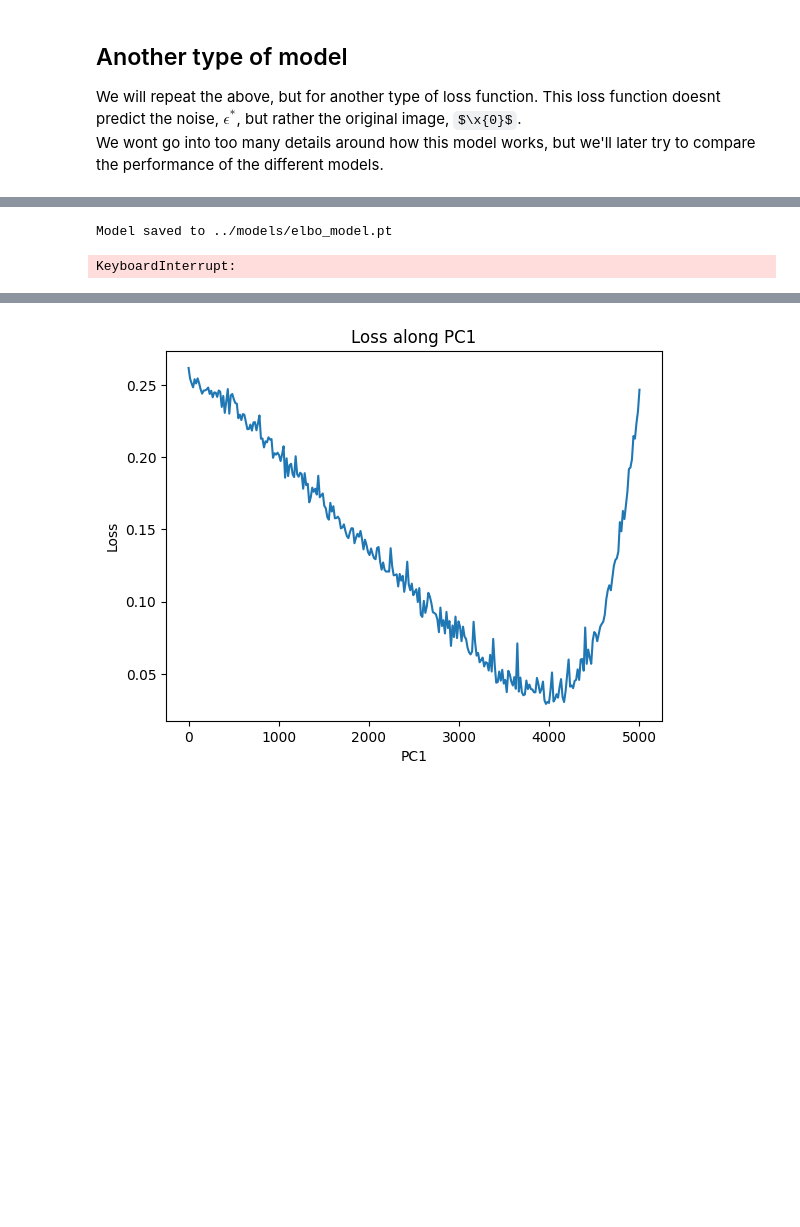
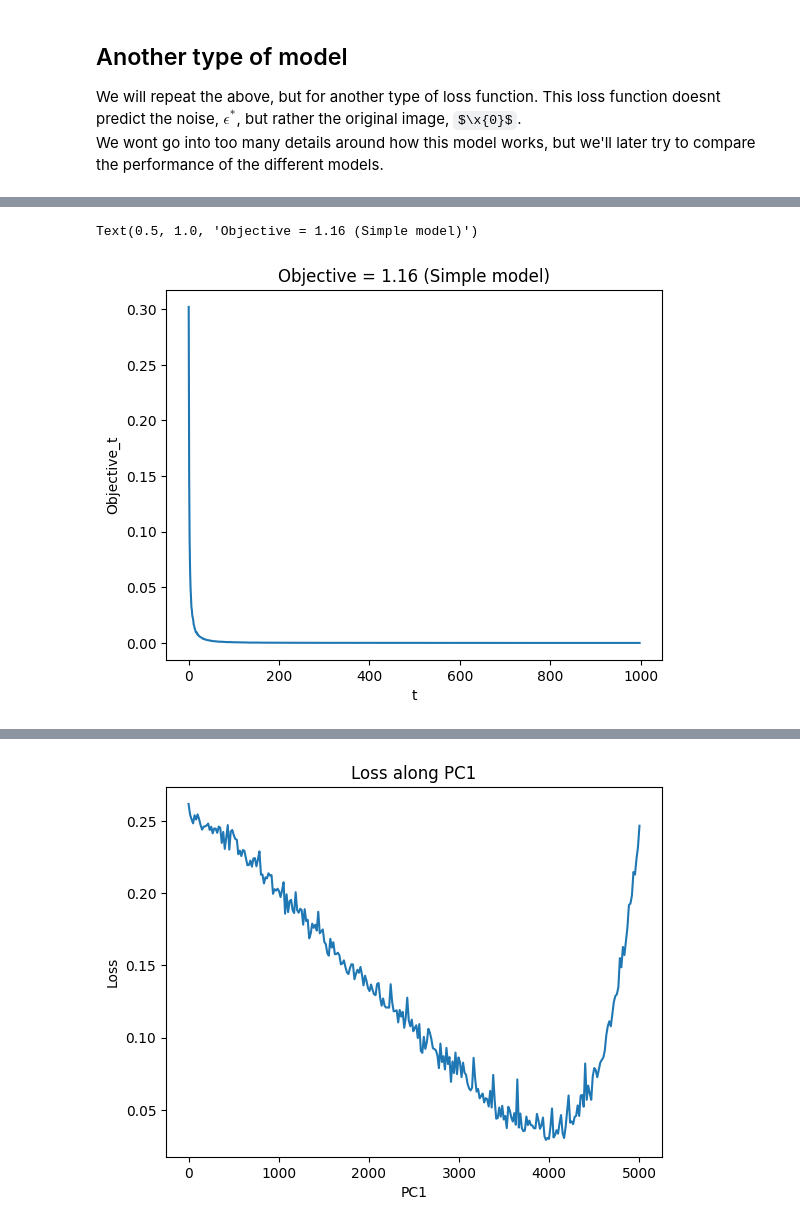
Before and after one commit to Andemand111/Specialkursus_diffusionmodel, a Jupyter notebook: main.IPYNB, the cells around one changed output, grey strips where cells are left out. Drawn from its saved outputs; the diff is of its cells as text; code cells hidden in the pictures; some formulas as TeX source; blank space fills up the shorter version.

```diff
--- a/main.IPYNB
+++ b/main.IPYNB
@@ -295,28 +300,6 @@ def show_losses(losses, test_loss = None):
     plt.xticks(np.arange(0, len(losses)))
     plt.legend()
     plt.show()
-
-def error_per_timestep(model, dataset):
-    n = 32
-    model.eval()
-    x0s = dataset[:n]
-    ts = np.linspace(0, T - 1, 100)
-    ls = np.zeros(len(ts))
-
-    for i, t in enumerate(tqdm(ts)):
-        with torch.no_grad():
-            l = model.loss(x0s.view(n, *dimensions), torch.tensor([t]).long().repeat(n, 1))
-            ls[i] = l.item()
-
-
-    plt.xticks([0, 100], [0, T])
-    plt.plot(ls)
-    plt.xlabel("t")
-    plt.ylabel("MSE")
-    plt.title("MSE between true and predicted noise")
-    plt.show()
-
-    return ls
 # %%
 def training_loop(model, epochs, train_set, val_set, test_set, batch_size=64):
     torch.autograd.set_detect_anomaly(True)
@@ -431,19 +437,24 @@ KeyboardInterrupt:
-# %%
-from utils import ELBOModel
-
-torch.cuda.empty_cache()
-
-small_noise_schedule = NoiseSchedule(beta_start, beta_end, 50) ## important to have small T, else cuda runs out of memory
-small_train_set = train_set[:100]
-
-elbo_network = ResNET(*network_args)
-model_args = [elbo_network, small_noise_schedule, dimensions, device]
-elbo_model = ELBOModel(*model_args)
-elbo_model.load_model()
-
-elbo_model_losses, elbo_model_parameters = training_loop(elbo_model, 20, small_train_set, batch_size=1)
-np.save("../data/elbo_model_losses.npy", elbo_model_losses)
-np.save("../data/elbo_model_parameters.npy", elbo_model_parameters)
-# %% [output]
-Model saved to ../models/elbo_model.pt
-KeyboardInterrupt:
+# %%
+def error_per_timestep(model, dataset):
+    n = 1
+    model.eval()
+    x0s = dataset[:n]
+    ls = np.zeros(T)
+
+    for i, t in tqdm(enumerate(range(T)), total=T):
+        with torch.no_grad():
+            l = model.loss(x0s.view(n, *dimensions), torch.tensor([t]).long().repeat(n, 1))
+            ls[i] = l.item()
+
+    return ls
+# %%
+simple_model_errors = error_per_timestep(simple_model, test_set)[1:]
+simple_model_objective = 1 / (2 * noise_schedule.sigma_sq[1:]) * (1 - noise_schedule.alpha[1:]) ** 2 / (noise_schedule.one_minus_alpha_hat[1:] * noise_schedule.alpha[1:]) * simple_model_errors
+
+plt.plot(simple_model_objective)
+plt.xlabel("t")
+plt.ylabel("Objective_t")
+plt.title(f"Objective = {simple_model_objective.sum().item():.2f} (Simple model)")
+# %% [output]
+Text(0.5, 1.0, 'Objective = 1.16 (Simple model)')
+[figure, added]
```
Also changed, not shown: parts of 13 cells of this notebook, 7 other files.
